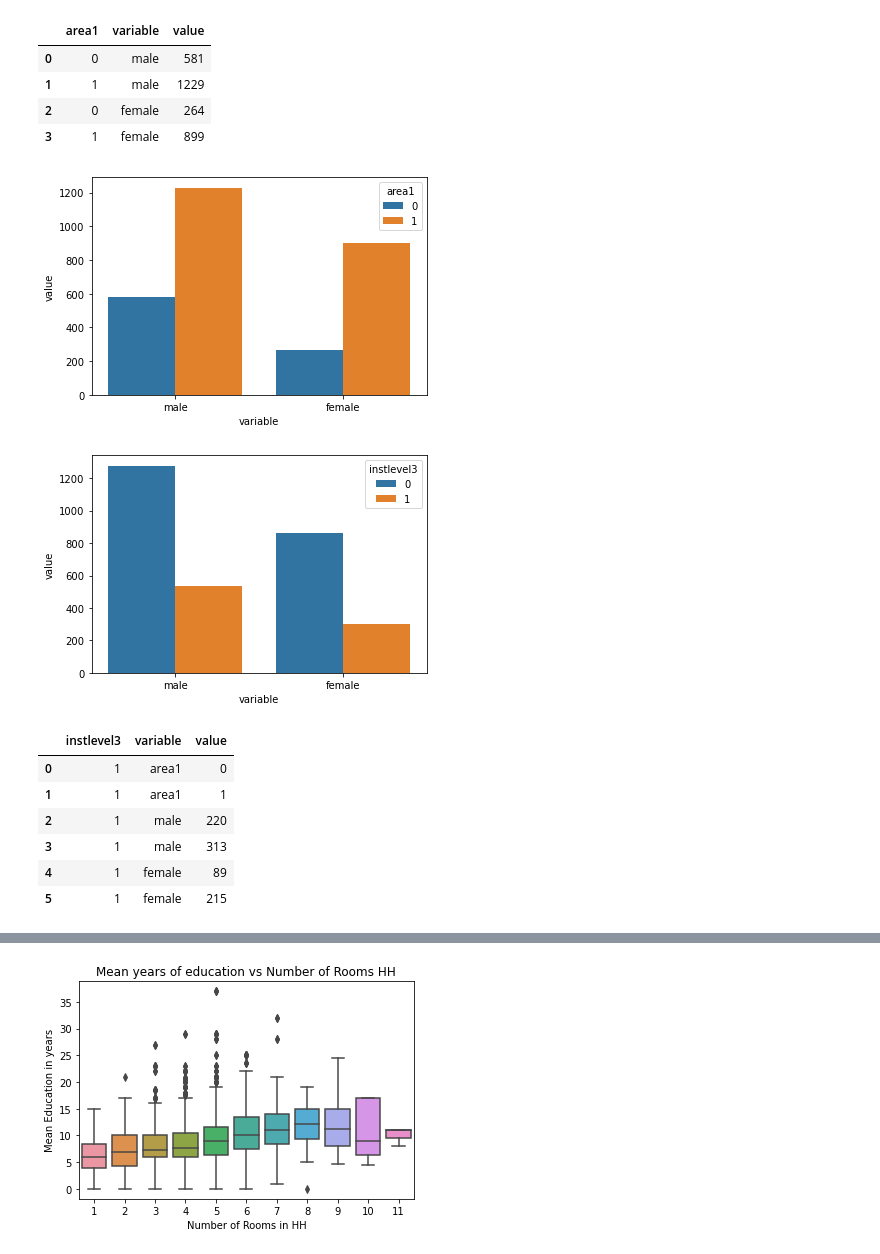
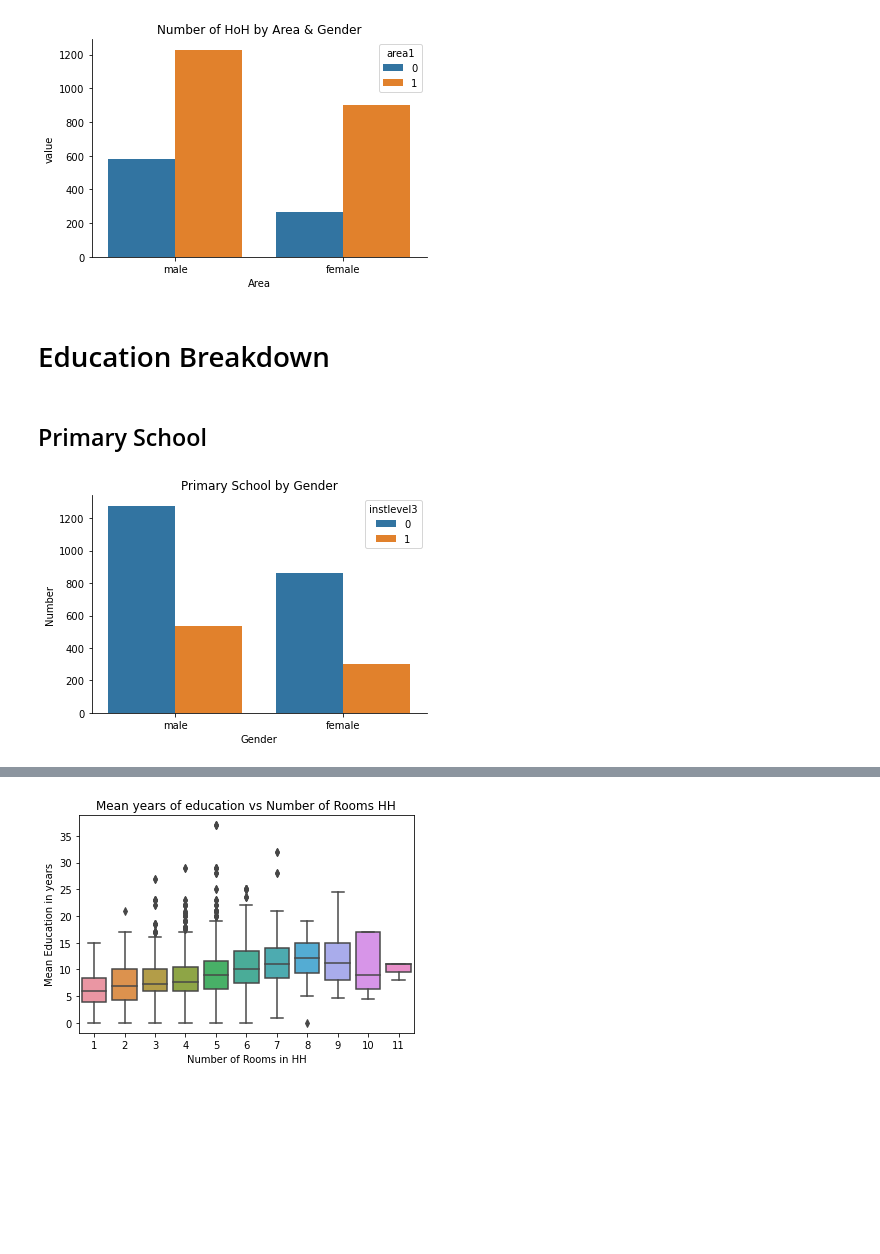
Before and after one commit to Lons22/CodeOp-Final-Project, a Jupyter notebook: Final Project EDA.ipynb, the cells around one changed output, grey strips where cells are left out. Saved outputs shown, nothing was run; the diff lists cells and outputs as text; code cells hidden in the pictures; blank space fills up the shorter version.

```diff
--- a/Final Project EDA.ipynb
+++ b/Final Project EDA.ipynb
@@ -149,16 +79,18 @@ newdf['value'].plot.pie(autopct='%1.1f%%');
-# %%
-newdf
-# %% [output]
-|  | area1 | variable | value |
-| 0 | 0 | male | 581 |
-| 1 | 1 | male | 1229 |
-| 2 | 0 | female | 264 |
-| 3 | 1 | female | 899 |
 # %%
 sns.barplot(x="variable", y="value", hue="area1", data=newdf);
+
+plt.title('Number of HoH by Area & Gender')
+plt.xlabel('Area')
+sns.despine()
+plt.show()
+
 #Blue is urban areas, so there are more men HOH compared to female. Orange is rural & there are also more men HoH than feamle.
 # %% [output]
-[figure, old version]
+[figure, new version]
+# %% [markdown]
+# Education Breakdown
+# %% [markdown]
+## Primary School
 # %%
 #Overall Primary
 overall_primary = new_data[['parentesco1', 'male', 'female', 'instlevel3']].groupby(by=['parentesco1', 'instlevel3']).sum().reset_index()
@@ -172,16 +104,12 @@ newdf
 
 sns.barplot(x="variable", y="value", hue="instlevel3", data=newdf);
 
+plt.title('Primary School by Gender')
+plt.xlabel('Gender')
+plt.ylabel('Number')
+sns.despine()
+plt.show()
+
 # 1=completed primary school, this graph shows that overall people have not completed primary school, of those that did, more males did compared to females.
 # %% [output]
-[figure, old version]
+[figure, new version]
-# %%
-newdf
-# %% [output]
-|  | instlevel3 | variable | value |
-| 0 | 1 | area1 | 0 |
-| 1 | 1 | area1 | 1 |
-| 2 | 1 | male | 220 |
-| 3 | 1 | male | 313 |
-| 4 | 1 | female | 89 |
-| 5 | 1 | female | 215 |
```
Also changed, not shown: parts of 28 cells of this notebook.
